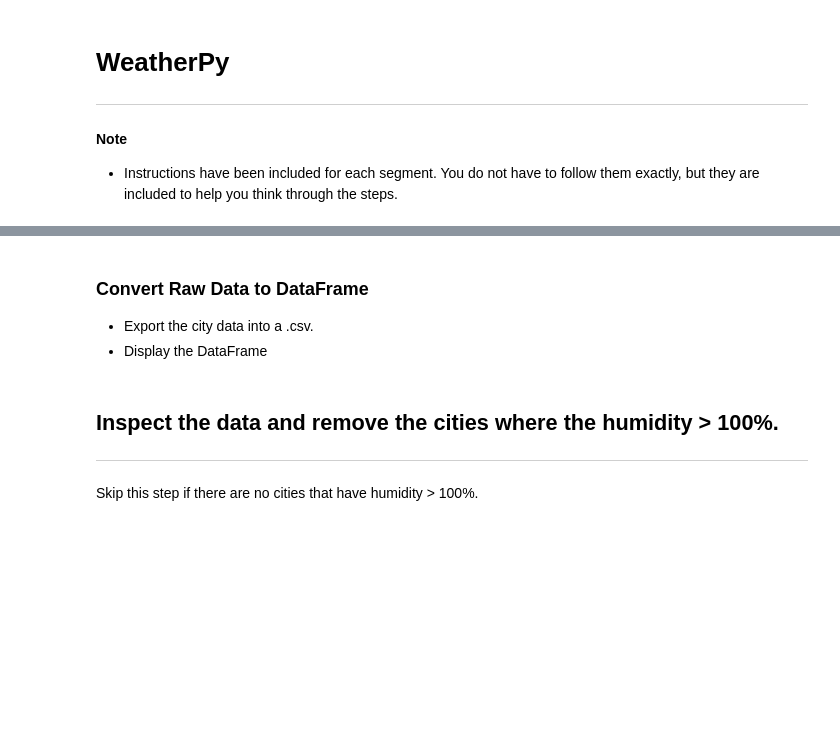
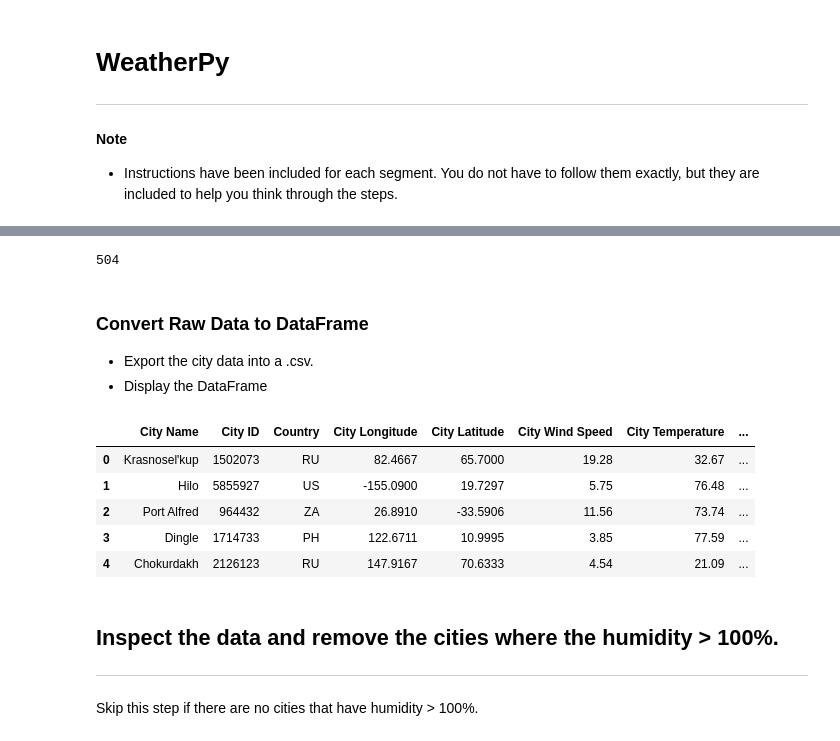
Before and after one commit to lcswsher/API-Challenge, a Jupyter notebook: WeatherPy/WeatherPy.ipynb, the cells around one changed output, grey strips where cells are left out. Saved outputs shown, nothing was run; the diff lists cells and outputs as text; code cells hidden in the pictures; blank space fills up the shorter version.

Commit message:
Updates to 500 cities selected coding, new DataFrame summary table coding, and coding to Download to a CSV file

```diff
--- a/WeatherPy/WeatherPy.ipynb
+++ b/WeatherPy/WeatherPy.ipynb
@@ -25,8 +25,8 @@ longitude_range = (-180,180)
 
 latitude_longitude_sample = []
 
-latitude = np.random.uniform(latitude_range[0], latitude_range[1], size=10)
-longitude = np.random.uniform(longitude_range[0], longitude_range[1], size=10)
+latitude = np.random.uniform(latitude_range[0], latitude_range[1], size=1400)
+longitude = np.random.uniform(longitude_range[0], longitude_range[1], size=1400)
 
 latitude_longitude_sample = zip(latitude, longitude)
 
@@ -41,7 +41,3 @@ for latitude_longitude in latitude_longitude_sample:
 
     if city not in cities:
         cities.append(city)
-
-cities_df = pd.DataFrame(cities)
-cities_df.columns = ["city"]
-cities_df.head()
@@ -119,4 +142,23 @@ print(id_list)
+# %%
+#Check to ensure the final number of cites is 500 or geater
+print(len(name_list))
+# %% [output]
+504
 # %% [markdown]
 ### Convert Raw Data to DataFrame
 * Export the city data into a .csv.
 * Display the DataFrame
+# %%
+# to diplay (combine) all data (lists) into a single DataFrame format
+
+cities_df_all = pd.DataFrame({"City Name": name_list,"City ID": id_list,"Country": country_list,"City Longitude": lon_list, "City Latitude": lat_list,
+                         "City Wind Speed":speed_list, "City Wind Speed": speed_list, "City Temperature": temp_list,"City Humidity": humidity_list,
+                         "City Cloudiness": clouds_list})
+cities_df_all.head()
+# %% [output]
+|  | City Name | City ID | Country | City Longitude | City Latitude | City Wind Speed | City Temperature | ... |
+| 0 | Krasnosel'kup | 1502073 | RU | 82.4667 | 65.7000 | 19.28 | 32.67 | ... |
+| 1 | Hilo | 5855927 | US | -155.0900 | 19.7297 | 5.75 | 76.48 | ... |
+| 2 | Port Alfred | 964432 | ZA | 26.8910 | -33.5906 | 11.56 | 73.74 | ... |
+| 3 | Dingle | 1714733 | PH | 122.6711 | 10.9995 | 3.85 | 77.59 | ... |
+| 4 | Chokurdakh | 2126123 | RU | 147.9167 | 70.6333 | 4.54 | 21.09 | ... |
```
Also changed, not shown: parts of 11 cells of this notebook.
